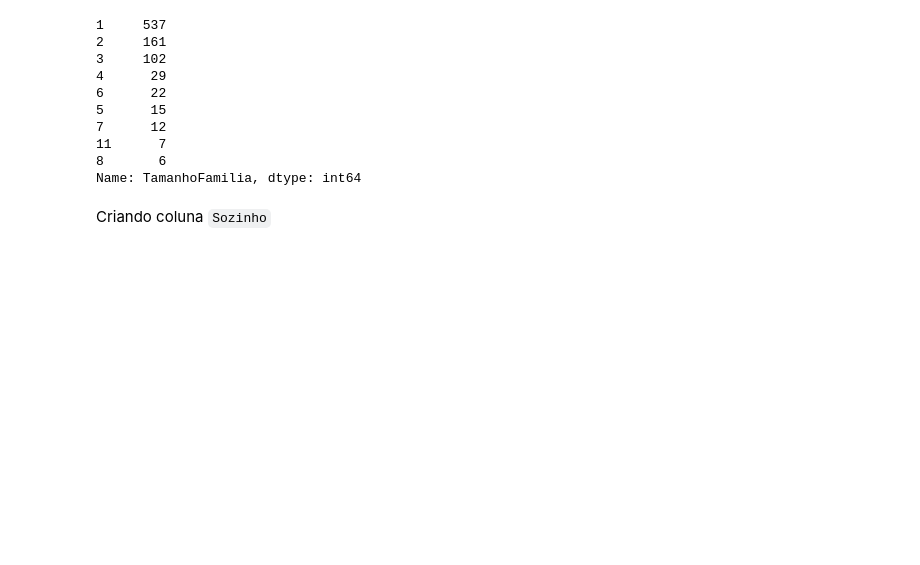
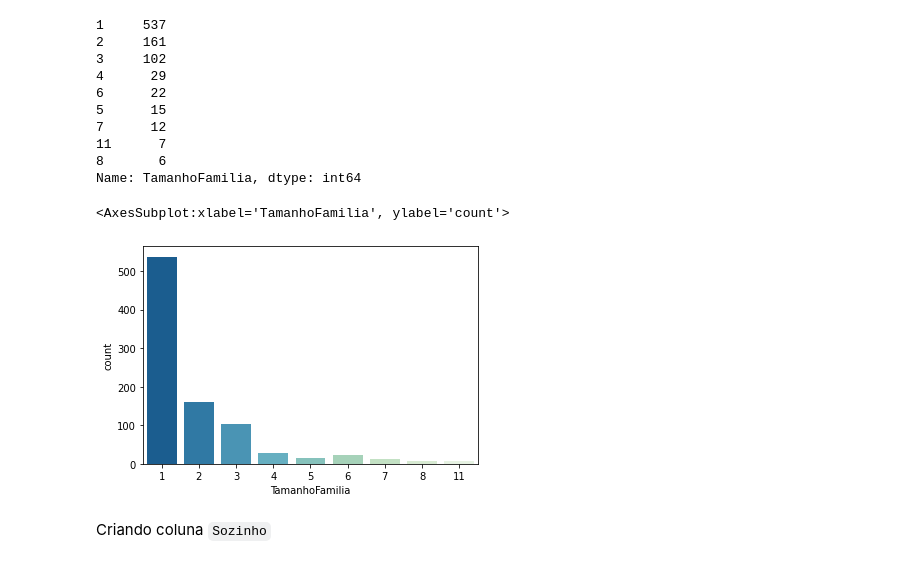
Before and after one commit to EuReinoso/MachineLearning-Tutorial, a Jupyter notebook: Exemplo1/Titanic_ML.ipynb, the cells around one changed output. Drawn from its saved outputs; the diff is of its cells as text; code cells hidden in the pictures; blank space fills up the shorter version.

```diff
--- a/Exemplo1/Titanic_ML.ipynb
+++ b/Exemplo1/Titanic_ML.ipynb
@@ -138,6 +159,11 @@ treino['TamanhoFamilia'].value_counts()
 11      7
 8       6
 Name: TamanhoFamilia, dtype: int64
+# %%
+sns.countplot(treino['TamanhoFamilia'], palette= 'GnBu_r')
+# %% [output]
+<AxesSubplot:xlabel='TamanhoFamilia', ylabel='count'>
+[figure, added]
 # %% [markdown]
 Criando coluna `Sozinho`
 # %%
```
Also changed, not shown: parts of 12 cells of this notebook.
